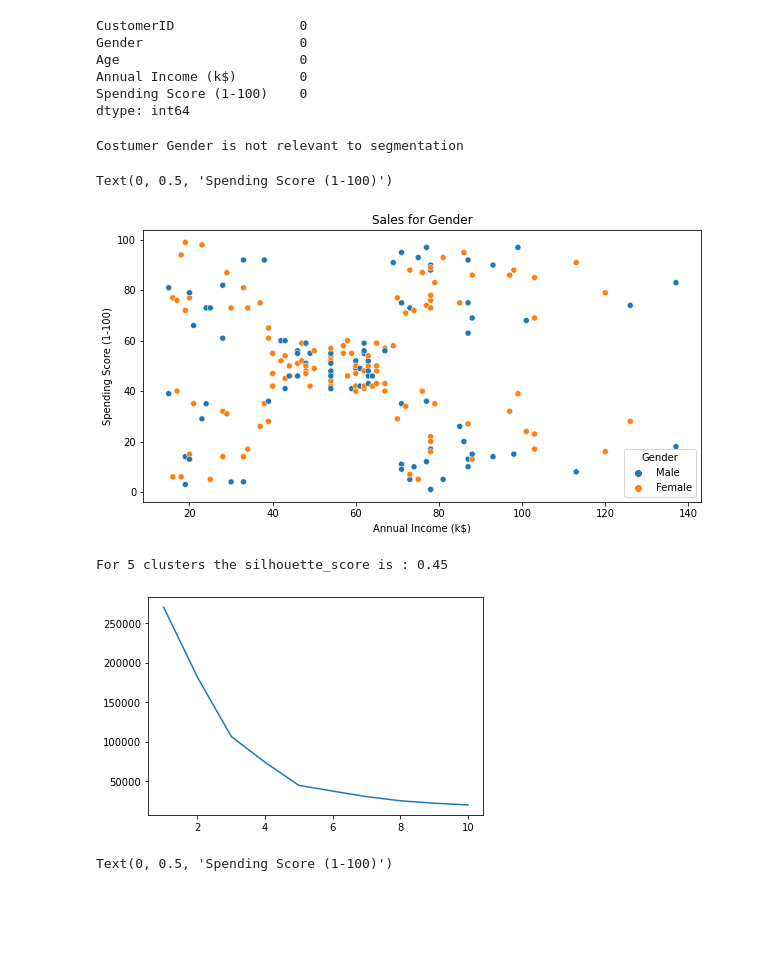
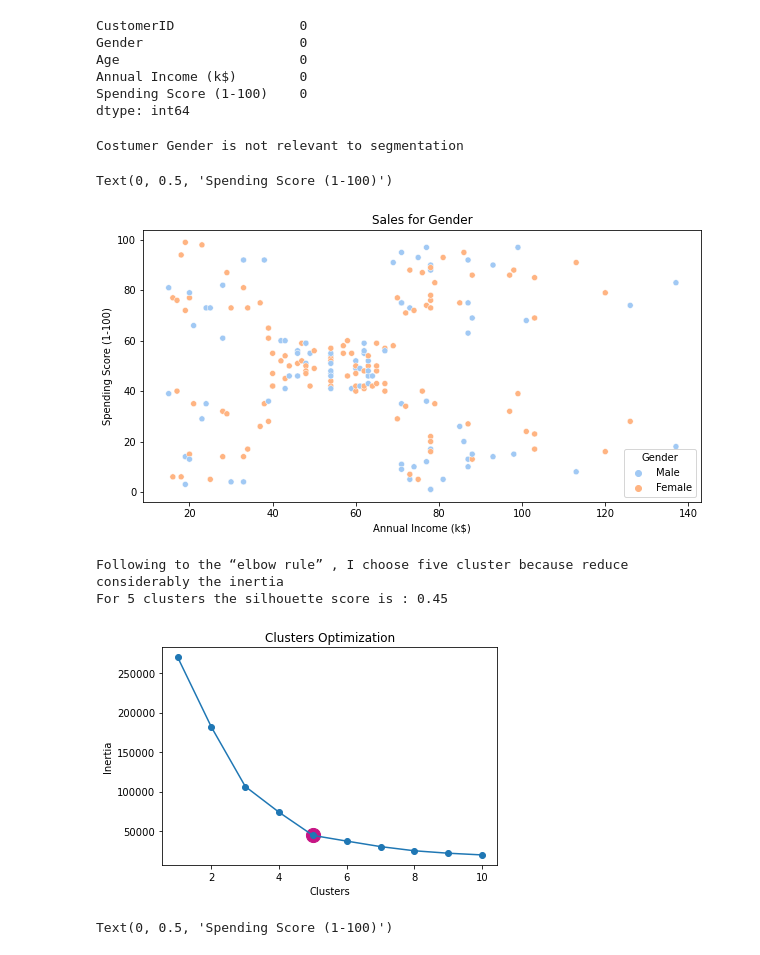
Before and after one commit to AndresBircher/Data-Science, a Jupyter notebook: Costumer_Segmentation.ipynb, the cells around one changed output. Drawn from its saved outputs; the diff is of its cells as text; code cells hidden in the pictures; blank space fills up the shorter version.

```diff
--- a/Costumer_Segmentation.ipynb
+++ b/Costumer_Segmentation.ipynb
@@ -79,10 +79,13 @@ Annual Income (k$)        0
 Spending Score (1-100)    0
 dtype: int64
 # %%
+from sys import platlibdir
+
+
 print('Costumer Gender is not relevant to segmentation')
 plt.subplots(figsize=(10,5))
 
-sns.scatterplot(x=df_cost_inc['Annual Income (k$)'],y= df_cost_inc['Spending Score (1-100)'],hue=df_cost_inc['Gender'])
+sns.scatterplot(x=df_cost_inc['Annual Income (k$)'],y= df_cost_inc['Spending Score (1-100)'],hue=df_cost_inc['Gender'], palette='pastel')
 
 plt.title('Sales for Gender')
 plt.xlabel('Annual Income (k$)')
@@ -90,7 +93,7 @@ plt.ylabel('Spending Score (1-100)')
 # %% [output]
 Costumer Gender is not relevant to segmentation
 Text(0, 0.5, 'Spending Score (1-100)')
-[figure, old version]
+[figure, new version]
 # %%
 #Feature Selection
 
@@ -105,13 +108,22 @@ for i in range(1,11):
     kmean.fit(X)
     wcss.append(kmean.inertia_)
 # %%
-# I alredy plot how the error decrece in funtion to the number of cluster.
-
-plt.plot(range(1,11),wcss)
+# I alredy plot how the inertia decrece in funtion to the number of cluster.
 
 from sklearn.metrics import silhouette_score
-print(f'For 5 clusters the silhouette_score is : {silhouette_score(X, kmean.labels_).round(2)}')
+
+plt.plot(range(1,11),wcss, marker='o')
+plt.scatter(5,wcss[4],color='mediumvioletred', s=200)
+
+plt.title('Clusters Optimization')
+plt.xlabel('Clusters')
+plt.ylabel('Inertia')
+
+
+print(f'Following to the “elbow rule” , I choose five cluster because reduce considerably the inertia')
+print(f'For 5 clusters the silhouette score is : {silhouette_score(X, kmean.labels_).round(2)}')
 # %% [output]
-For 5 clusters the silhouette_score is : 0.45
+Following to the “elbow rule” , I choose five cluster because reduce considerably the inertia
+For 5 clusters the silhouette score is : 0.45
-[figure, old version]
+[figure, new version]
 # %%
```
Also changed, not shown: parts of 2 cells of this notebook.
